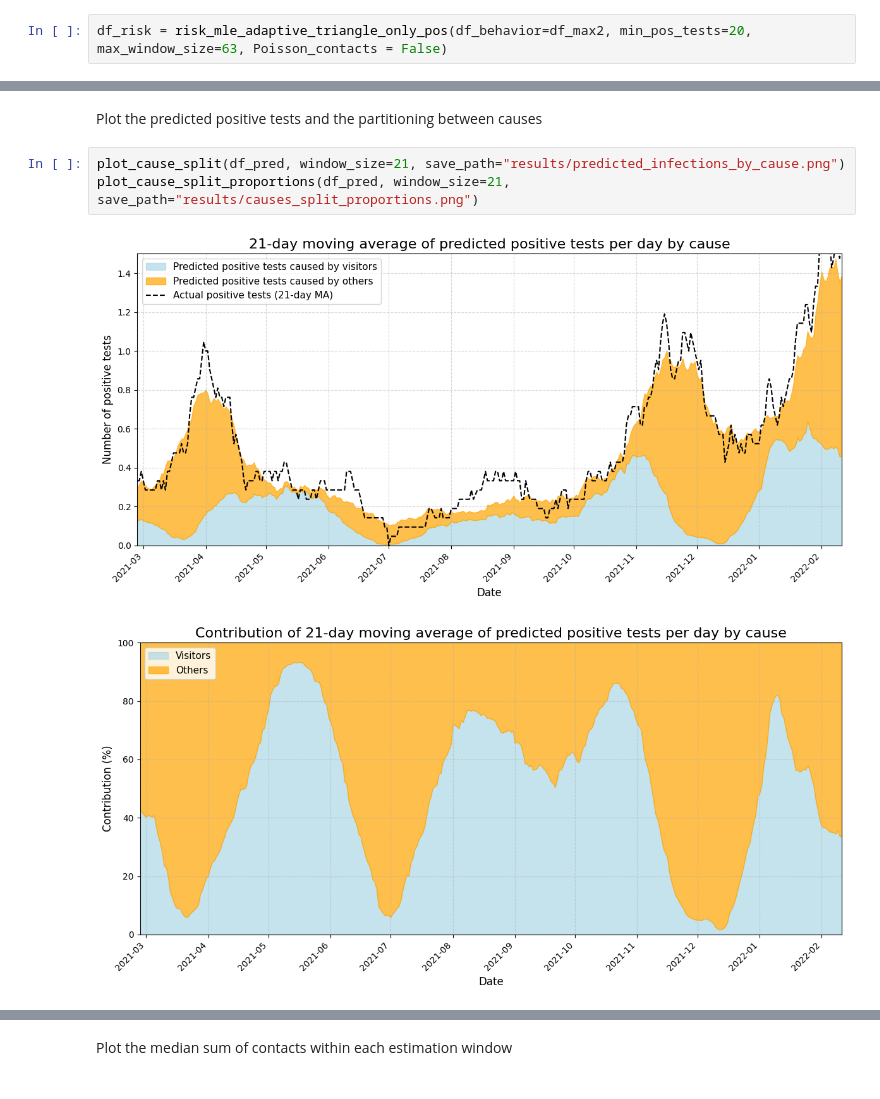
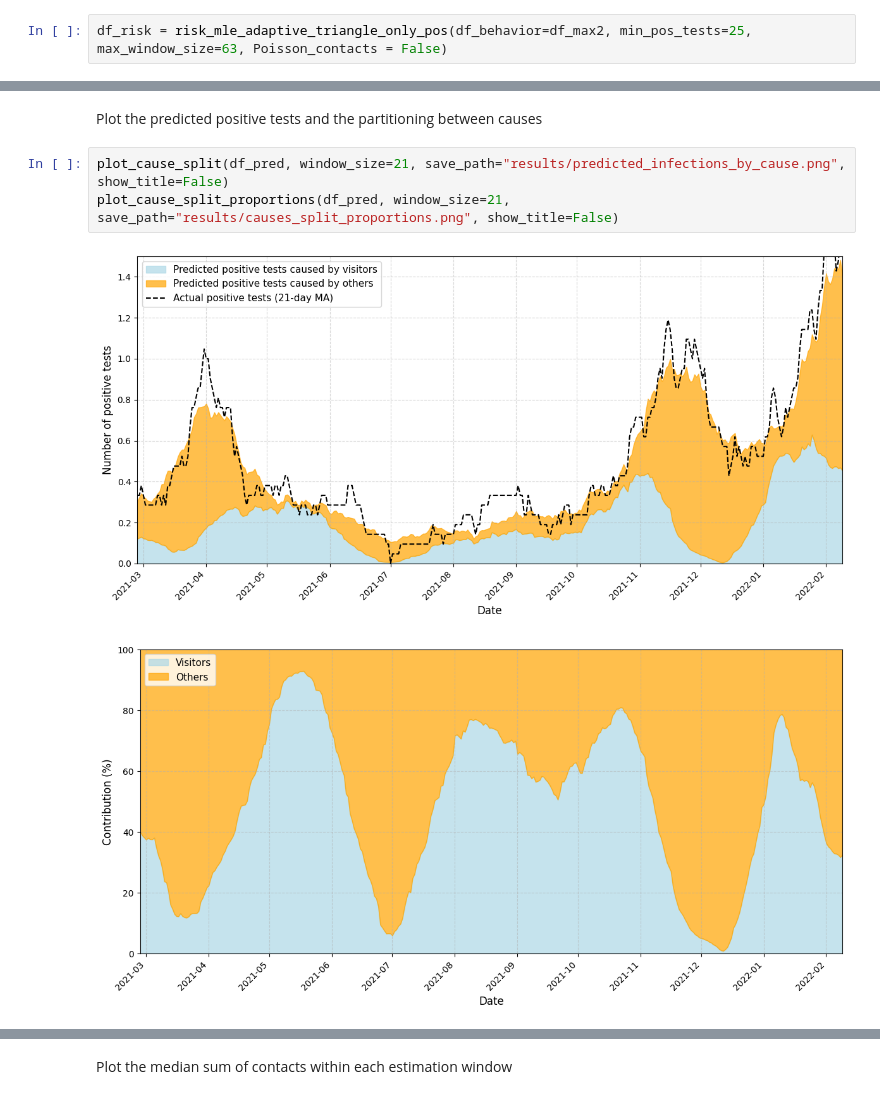
Before and after one commit to DaniChambon1/covid-household-visitors, a Jupyter notebook: 2_model.ipynb, the cells around one changed output, grey strips where cells are left out. Saved outputs shown, nothing was run; the diff lists cells and outputs as text.

```diff
--- a/2_model.ipynb
+++ b/2_model.ipynb
@@ -197,5 +196,5 @@ df_max2_50neg = (
 # %%
-df_risk = risk_mle_adaptive_triangle_only_pos(df_behavior=df_max2, min_pos_tests=20, max_window_size=63, Poisson_contacts = False)
+df_risk = risk_mle_adaptive_triangle_only_pos(df_behavior=df_max2, min_pos_tests=25, max_window_size=63, Poisson_contacts = False)
 # %% [markdown]
 Calculate the infection probabilities
 # %%
@@ -237,8 +236,8 @@ plt.show()
 # %% [markdown]
 Plot the predicted positive tests and the partitioning between causes
 # %%
-plot_cause_split(df_pred, window_size=21, save_path="results/predicted_infections_by_cause.png")
-plot_cause_split_proportions(df_pred, window_size=21, save_path="results/causes_split_proportions.png")
+plot_cause_split(df_pred, window_size=21, save_path="results/predicted_infections_by_cause.png", show_title=False)
+plot_cause_split_proportions(df_pred, window_size=21, save_path="results/causes_split_proportions.png", show_title=False)
 # %% [output]
-[figure, old version]
+[figure, new version]
-[figure, old version]
+[figure, new version]
```
Also changed, not shown: parts of 15 cells of this notebook, 6 other files.
